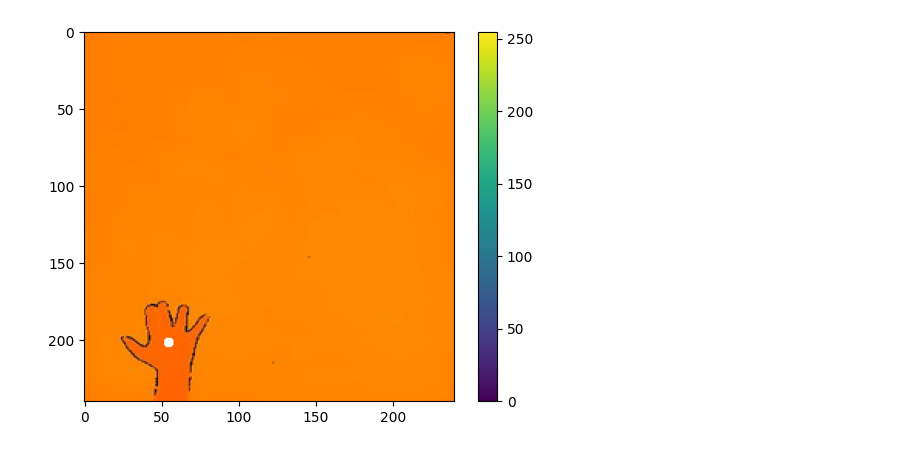
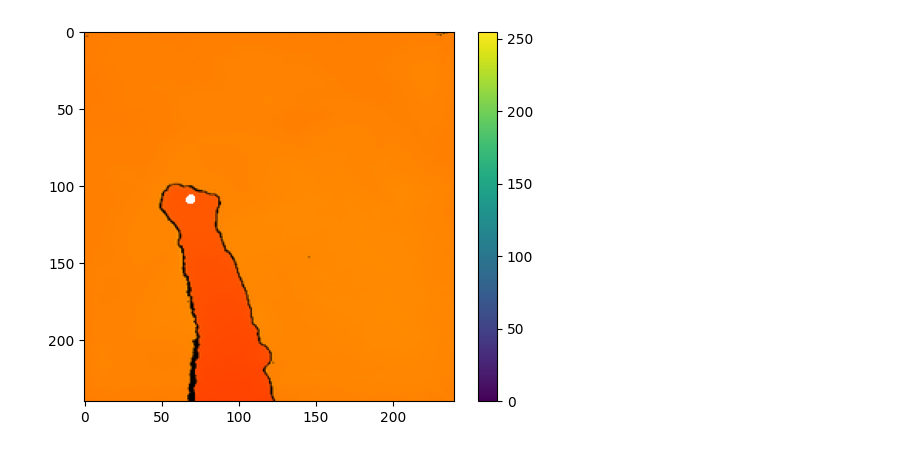
Before and after one commit to Mafa0987/AR_Sandbox, a Jupyter notebook: NeuralNetwork/LabelAnnotation.ipynb, the cells around one changed output. Cells and saved outputs as stored; diff of their text form; code cells hidden in the pictures.

```diff
--- a/NeuralNetwork/LabelAnnotation.ipynb
+++ b/NeuralNetwork/LabelAnnotation.ipynb
@@ -53,30 +54,30 @@ x1: 220 y1: 318 number: 100
 # %%
 import numpy as np
 import os
 from PIL import Image
 import matplotlib.pyplot as plt
 
-number = 0
-im =  Image.open("images/PalmColor/" + str(number) + ".jpg")
+number = 499
+im =  Image.open("Data/PNG_A/Images/ClosedHand/" + str(number) + ".png")
 im = im.resize((240,240), Image.LANCZOS)
-f = open("images/PalmPositions/" + str(number) + ".txt", "r")
+f = open("Data/PNG_A/Positions/ClosedHand/" + str(number) + ".txt", "r")
 x = f.read().split()
 f.close()
 x1 = int(x[0])/300*240
 y1 = int(x[1])/400*240
 im = np.array(im)
 for i in range(im.shape[0]):
     for j in range(im.shape[1]):
         if (i-y1)**2 + (j-x1)**2 < 10:
             im[i][j] = [255,255,255]
 
 plt.figure()
 plt.imshow(im)
 plt.colorbar()
 plt.grid(False)
 plt.show()
 # %% [output]
-[figure, old version]
+[figure, new version]
 # %%
 import numpy as np
 import os
```
Also changed, not shown: parts of 1 cell of this notebook, 24 other files.
